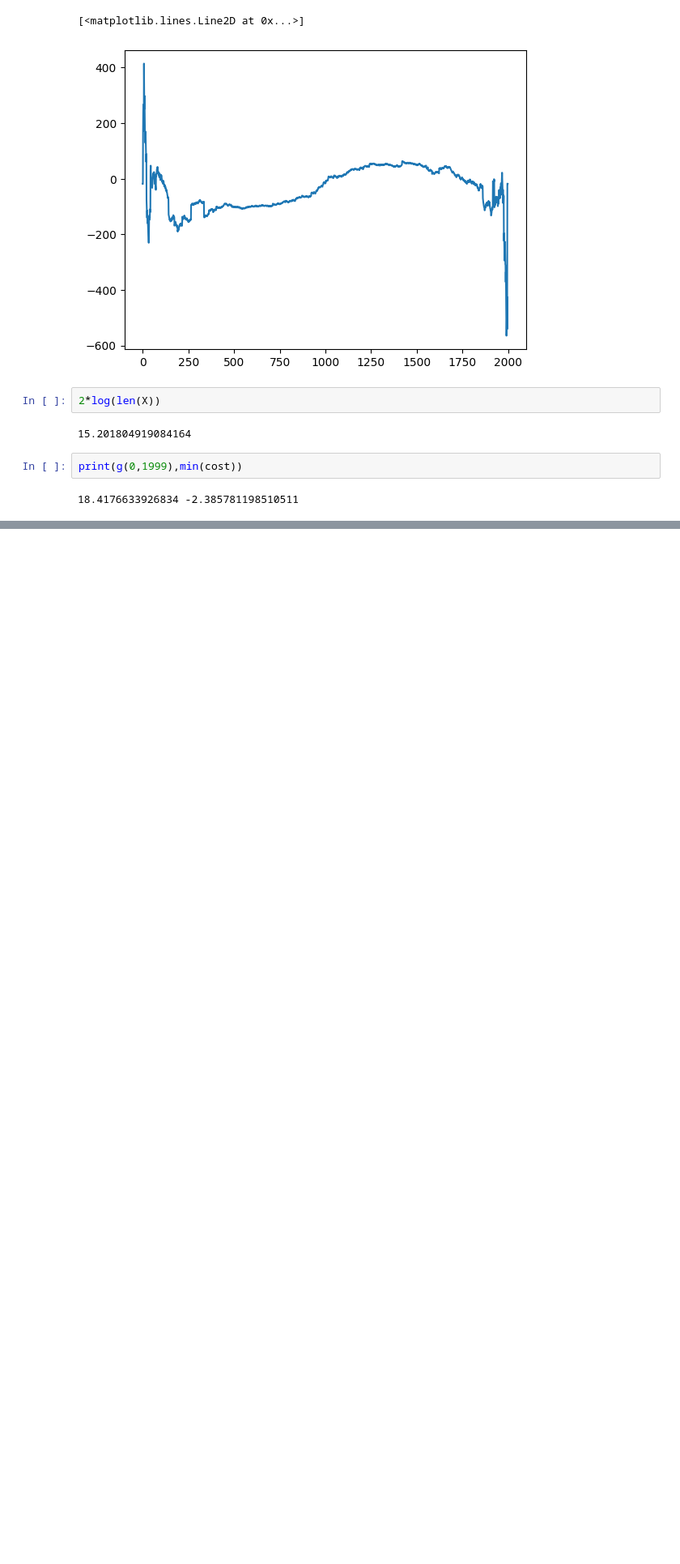
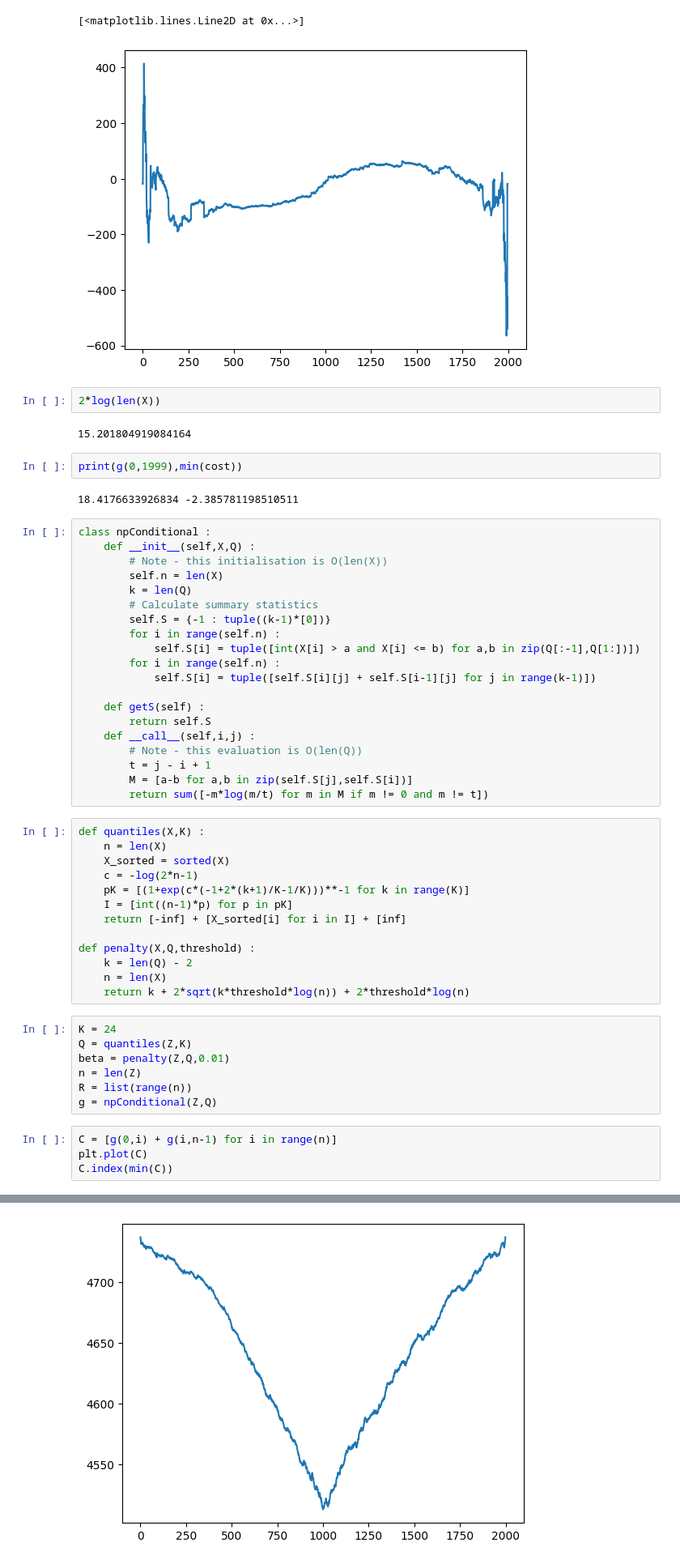
Before and after one commit to grosed/oop, a Jupyter notebook: notebooks/changes.ipynb, the cells around one changed output, grey strips where cells are left out. Shown: that part at 81% size. Cells and saved outputs as stored; diff of their text form; blank space fills up the shorter version.

```diff
--- a/notebooks/changes.ipynb
+++ b/notebooks/changes.ipynb
@@ -302,3 +302,48 @@ plt.plot(cost)
 print(g(0,1999),min(cost))
 # %% [output]
 18.4176633926834 -2.385781198510511
+# %%
+class npConditional :
+    def __init__(self,X,Q) :
+        # Note - this initialisation is O(len(X))
+        self.n = len(X)
+        k = len(Q)
+        # Calculate summary statistics
+        self.S = {-1 : tuple((k-1)*[0])}
+        for i in range(self.n) :
+            self.S[i] = tuple([int(X[i] > a and X[i] <= b) for a,b in zip(Q[:-1],Q[1:])])
+        for i in range(self.n) :
+            self.S[i] = tuple([self.S[i][j] + self.S[i-1][j] for j in range(k-1)])
+
+    def getS(self) :
+        return self.S
+    def __call__(self,i,j) :
+        # Note - this evaluation is O(len(Q))
+        t = j - i + 1
+        M = [a-b for a,b in zip(self.S[j],self.S[i])]
+        return sum([-m*log(m/t) for m in M if m != 0 and m != t])
+# %%
+def quantiles(X,K) :
+    n = len(X)
+    X_sorted = sorted(X)
+    c = -log(2*n-1)
+    pK = [(1+exp(c*(-1+2*(k+1)/K-1/K)))**-1 for k in range(K)]
+    I = [int((n-1)*p) for p in pK]
+    return [-inf] + [X_sorted[i] for i in I] + [inf]
+
+def penalty(X,Q,threshold) :
+    k = len(Q) - 2
+    n = len(X)
+    return k + 2*sqrt(k*threshold*log(n)) + 2*threshold*log(n)
+# %%
+K = 24
+Q = quantiles(Z,K)
+beta = penalty(Z,Q,0.01)
+n = len(Z)
+R = list(range(n))
+g = npConditional(Z,Q)
+# %%
+C = [g(0,i) + g(i,n-1) for i in range(n)]
+plt.plot(C)
+C.index(min(C))
+# %% [output]
@@ -304,0 +351 @@ print(g(0,1999),min(cost))
+[figure, added]
```
Also changed, not shown: parts of 9 cells of this notebook.
